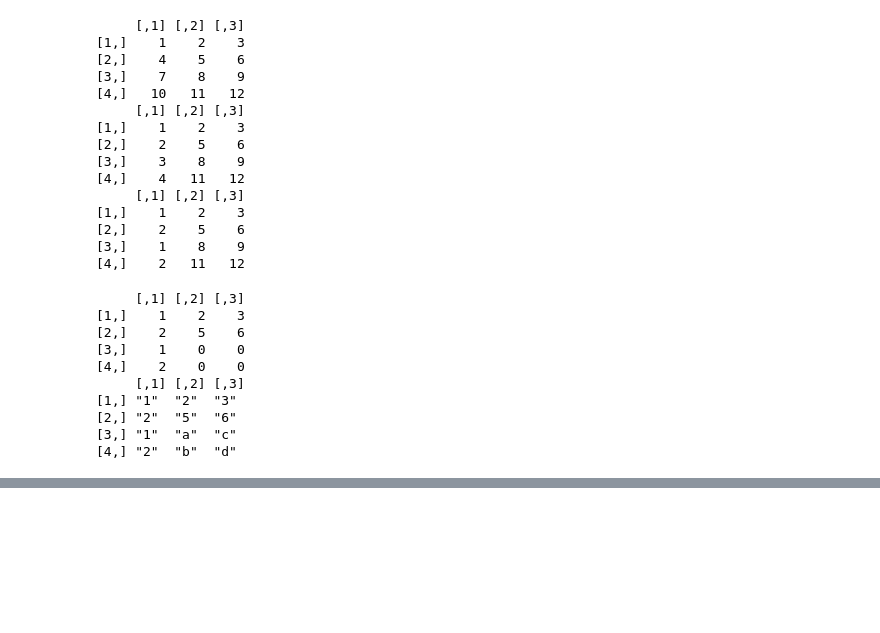
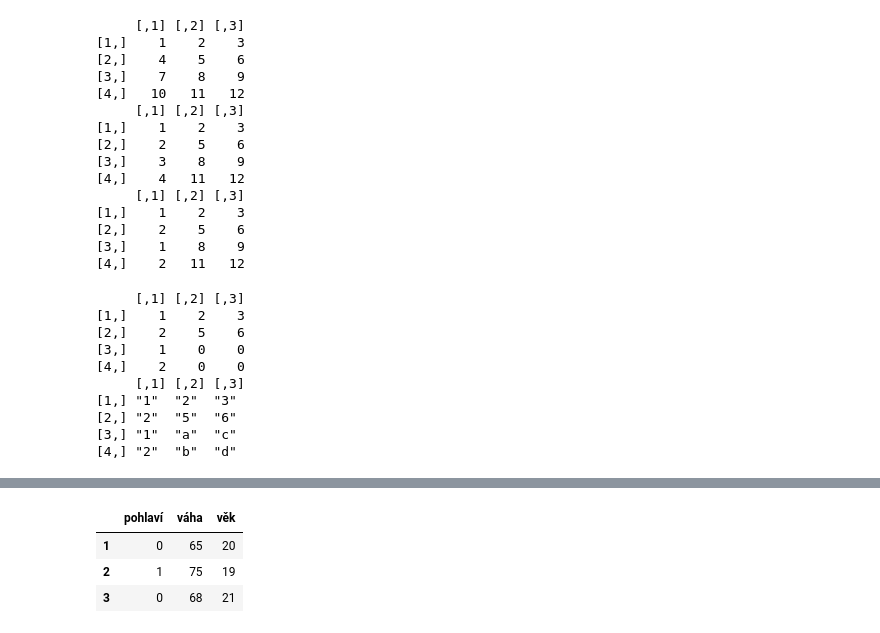
Before and after one commit to lich-uct/r_tutorial, a Jupyter notebook: 04/04.ipynb, the cells around one changed output, grey strips where cells are left out. Cells and saved outputs as stored; diff of their text form; code cells hidden in the pictures; blank space fills up the shorter version.

```diff
--- a/04/04.ipynb
+++ b/04/04.ipynb
@@ -220,0 +304,18 @@ TODO: napsat k cemu vsemu jsou matice dobre
+# %%
+data <- matrix(
+    c(
+        0, 65, 20,
+        1, 75, 19,
+        0, 68, 21
+    )
+    , byrow = T
+    , nrow = 3
+)
+colnames(data) <- c("pohlaví", "váha", "věk")
+rownames(data) <- c(1:nrow(data))
+data
+# %% [output]
+|  | pohlaví | váha | věk |
+| 1 | 0 | 65 | 20 |
+| 2 | 1 | 75 | 19 |
+| 3 | 0 | 68 | 21 |
```
Also changed, not shown: parts of 25 cells of this notebook.
